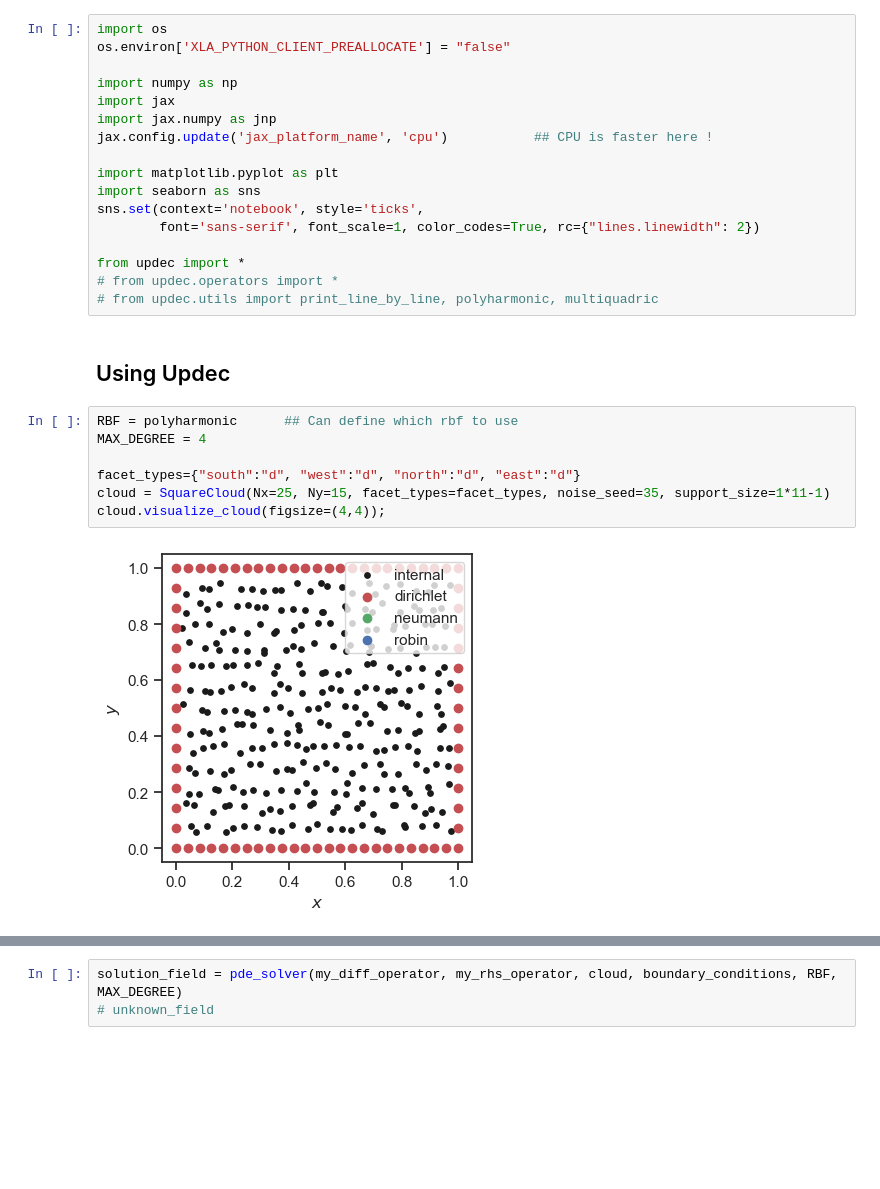
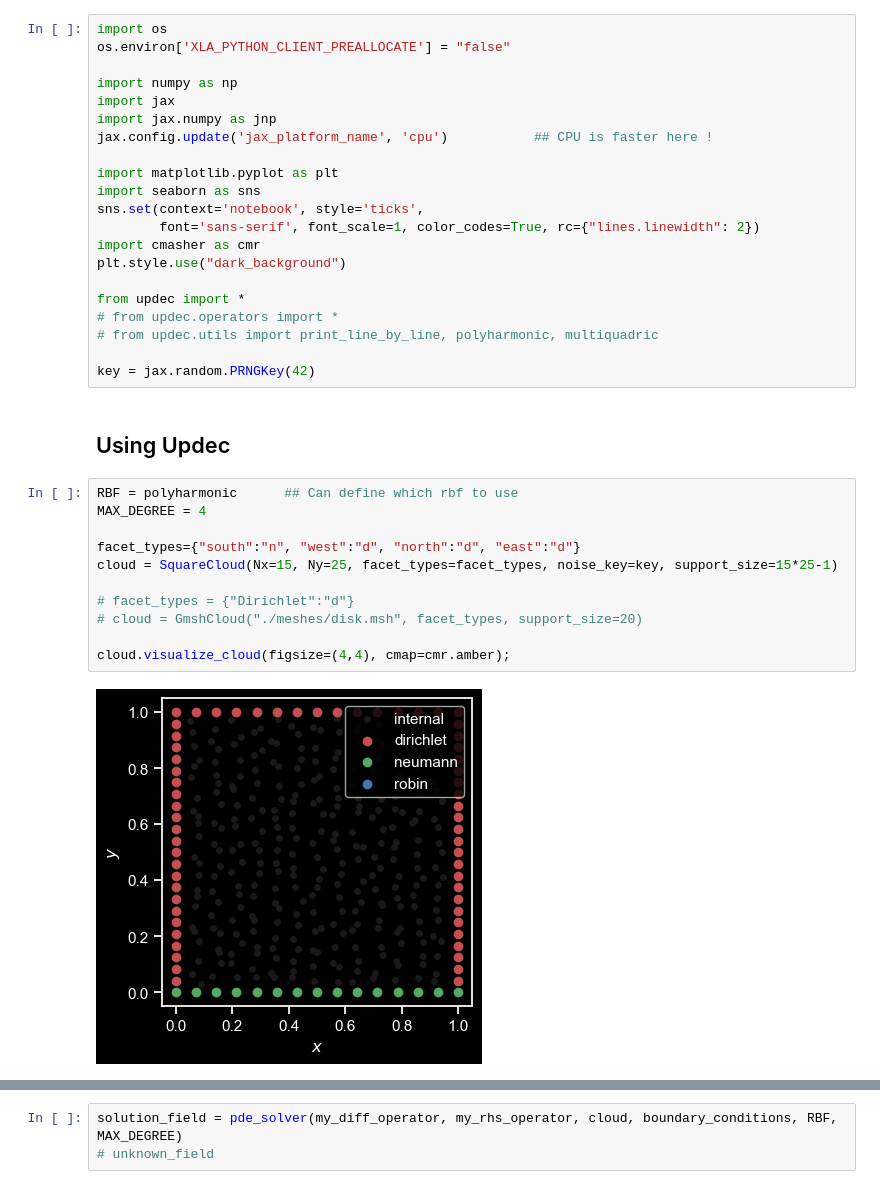
Before and after one commit to ddrous/Updes, a Jupyter notebook: examples/01_laplace_with_rbf.ipynb, the cells around one changed output, grey strips where cells are left out. Cells and saved outputs as stored; diff of their text form; blank space fills up the shorter version.

```diff
--- a/examples/01_laplace_with_rbf.ipynb
+++ b/examples/01_laplace_with_rbf.ipynb
@@ -15,21 +15,29 @@ import matplotlib.pyplot as plt
 import seaborn as sns
 sns.set(context='notebook', style='ticks',
         font='sans-serif', font_scale=1, color_codes=True, rc={"lines.linewidth": 2})
+import cmasher as cmr
+plt.style.use("dark_background")
 
 from updec import *
 # from updec.operators import *
 # from updec.utils import print_line_by_line, polyharmonic, multiquadric
+
+key = jax.random.PRNGKey(42)
 # %% [markdown]
 ## Using Updec
 # %%
 RBF = polyharmonic      ## Can define which rbf to use
 MAX_DEGREE = 4
 
-facet_types={"south":"d", "west":"d", "north":"d", "east":"d"}
-cloud = SquareCloud(Nx=25, Ny=15, facet_types=facet_types, noise_seed=35, support_size=1*11-1)
-cloud.visualize_cloud(figsize=(4,4));
+facet_types={"south":"n", "west":"d", "north":"d", "east":"d"}
+cloud = SquareCloud(Nx=15, Ny=25, facet_types=facet_types, noise_key=key, support_size=15*25-1)
+
+# facet_types = {"Dirichlet":"d"}
+# cloud = GmshCloud("./meshes/disk.msh", facet_types, support_size=20)
+
+cloud.visualize_cloud(figsize=(4,4), cmap=cmr.amber);
 # %% [output]
-[figure, old version]
+[figure, new version]
 # %%
 print("\n=== Meshfree cloud for RBF method ===\n")
 print()
```
Also changed, not shown: parts of 5 cells of this notebook, 2 other files.
